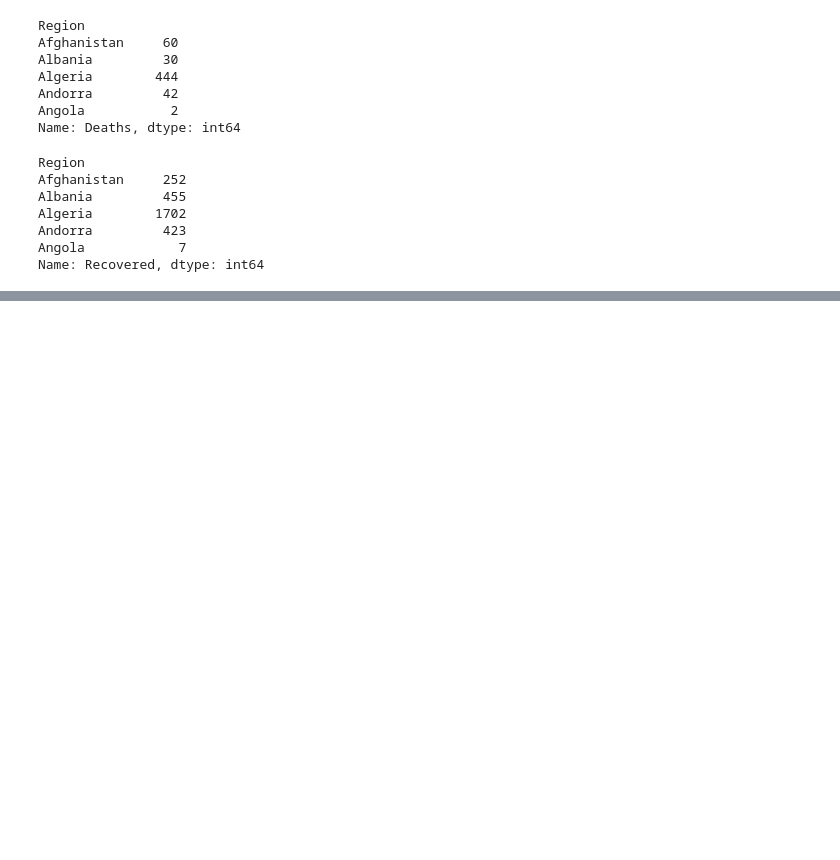
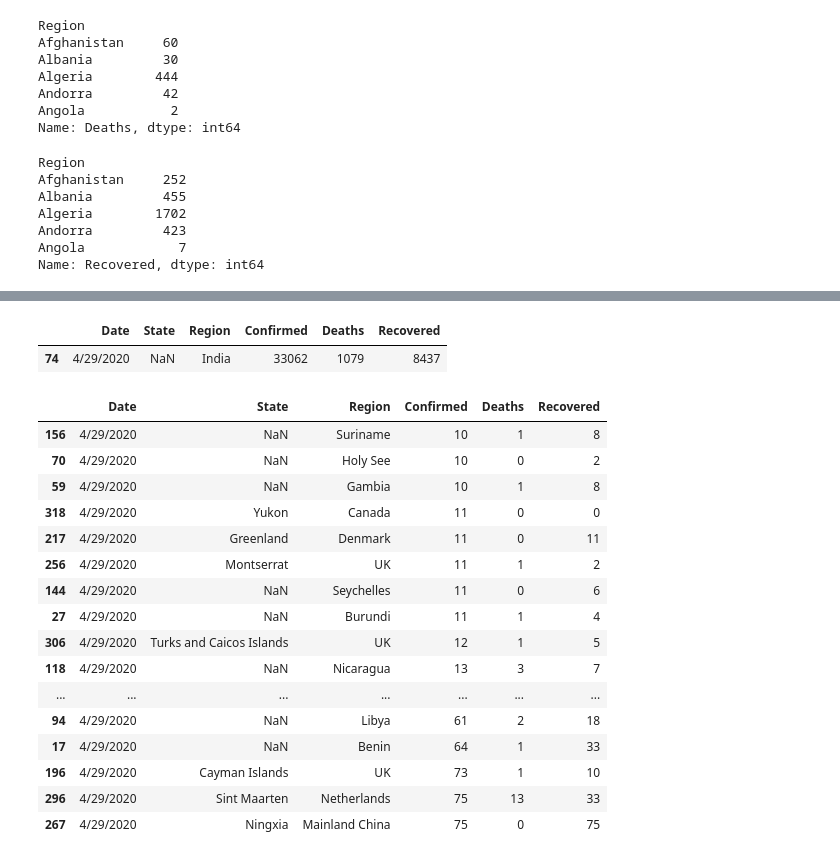
Before and after one commit to FirstNet-Systems-UK/Covid-19-data-analysis, a Jupyter notebook: Untitled.ipynb, the cells around one changed output, grey strips where cells are left out. Cells and saved outputs as stored; diff of their text form; code cells hidden in the pictures; blank space fills up the shorter version.

```diff
--- a/Untitled.ipynb
+++ b/Untitled.ipynb
@@ -92,0 +120,2 @@ Name: Recovered, dtype: int64
+# %%
+data=data[~(data.Confirmed<10)]
@@ -92,0 +202,5 @@ Name: Recovered, dtype: int64
+# %%
+data[data.Region=="India"]
+# %% [output]
+|  | Date | State | Region | Confirmed | Deaths | Recovered |
+| 74 | 4/29/2020 | NaN | India | 33062 | 1079 | 8437 |
@@ -92,0 +209,20 @@ Name: Recovered, dtype: int64
+# %%
+data.sort_values(by=['Confirmed']).head(50)
+# %% [output]
+|  | Date | State | Region | Confirmed | Deaths | Recovered |
+| 156 | 4/29/2020 | NaN | Suriname | 10 | 1 | 8 |
+| 70 | 4/29/2020 | NaN | Holy See | 10 | 0 | 2 |
+| 59 | 4/29/2020 | NaN | Gambia | 10 | 1 | 8 |
+| 318 | 4/29/2020 | Yukon | Canada | 11 | 0 | 0 |
+| 217 | 4/29/2020 | Greenland | Denmark | 11 | 0 | 11 |
+| 256 | 4/29/2020 | Montserrat | UK | 11 | 1 | 2 |
+| 144 | 4/29/2020 | NaN | Seychelles | 11 | 0 | 6 |
+| 27 | 4/29/2020 | NaN | Burundi | 11 | 1 | 4 |
+| 306 | 4/29/2020 | Turks and Caicos Islands | UK | 12 | 1 | 5 |
+| 118 | 4/29/2020 | NaN | Nicaragua | 13 | 3 | 7 |
+| ... | ... | ... | ... | ... | ... | ... |
+| 94 | 4/29/2020 | NaN | Libya | 61 | 2 | 18 |
+| 17 | 4/29/2020 | NaN | Benin | 64 | 1 | 33 |
+| 196 | 4/29/2020 | Cayman Islands | UK | 73 | 1 | 10 |
+| 296 | 4/29/2020 | Sint Maarten | Netherlands | 75 | 13 | 33 |
+| 267 | 4/29/2020 | Ningxia | Mainland China | 75 | 0 | 75 |
```
Also changed, not shown: parts of 14 cells of this notebook.
